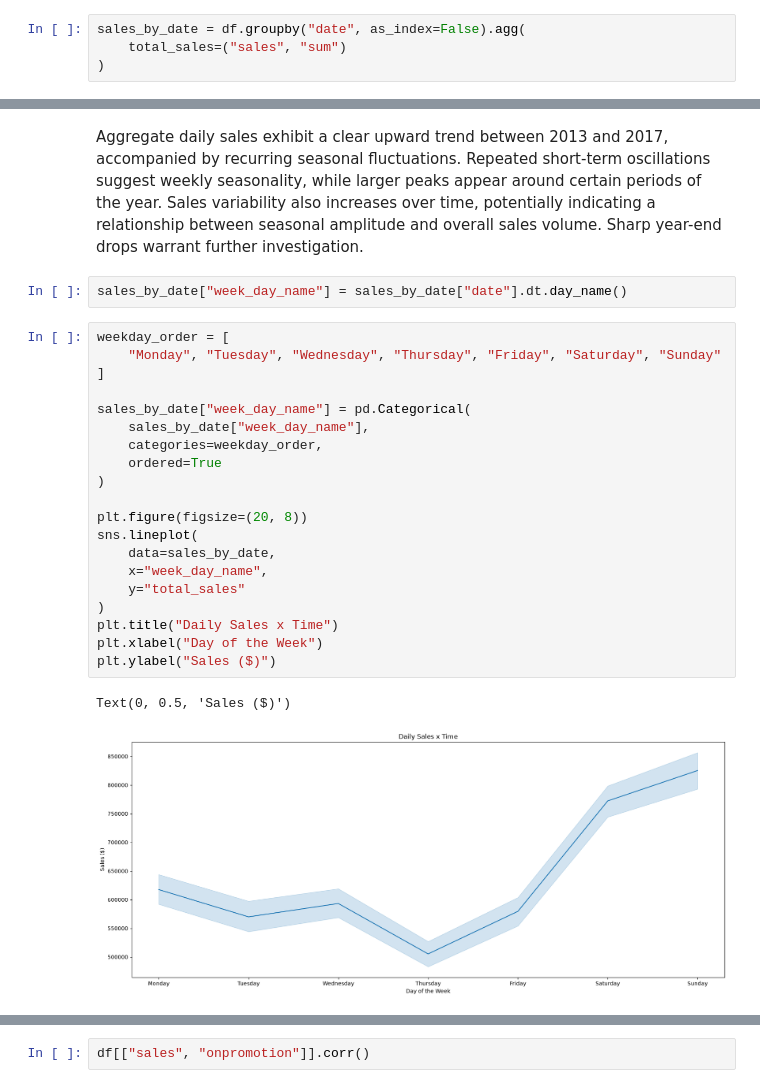
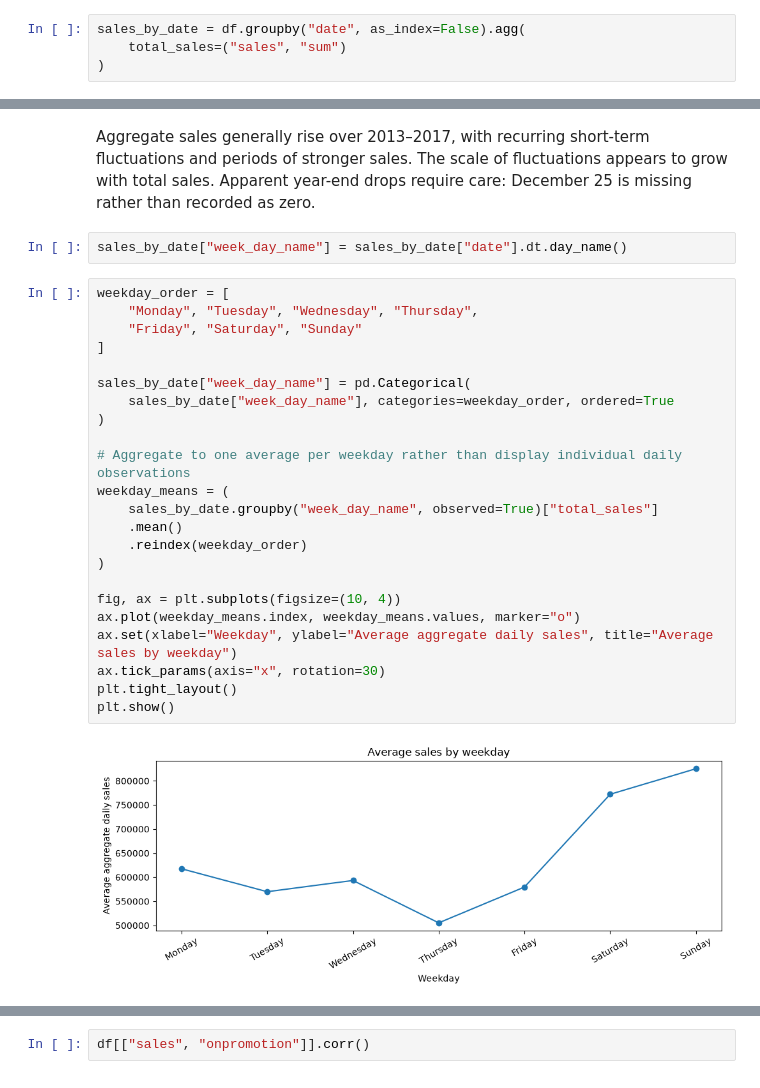
Before and after one commit to nachospreafico/store-sales-forecasting, a Jupyter notebook: notebooks/01_eda.ipynb, the cells around one changed output, grey strips where cells are left out. Saved outputs shown, nothing was run; the diff lists cells and outputs as text.

```diff
--- a/notebooks/01_eda.ipynb
+++ b/notebooks/01_eda.ipynb
@@ -232,27 +216,29 @@ Text(0, 0.5, 'Sales ($)')
-# %% [markdown]
-Aggregate daily sales exhibit a clear upward trend between 2013 and 2017, accompanied by recurring seasonal fluctuations. Repeated short-term oscillations suggest weekly seasonality, while larger peaks appear around certain periods of the year. Sales variability also increases over time, potentially indicating a relationship between seasonal amplitude and overall sales volume. Sharp year-end drops warrant further investigation.
+# %% [markdown]
+Aggregate sales generally rise over 2013–2017, with recurring short-term fluctuations and periods of stronger sales. The scale of fluctuations appears to grow with total sales. Apparent year-end drops require care: December 25 is missing rather than recorded as zero.
 # %%
 sales_by_date["week_day_name"] = sales_by_date["date"].dt.day_name()
 # %%
 weekday_order = [
-    "Monday", "Tuesday", "Wednesday", "Thursday", "Friday", "Saturday", "Sunday"
+    "Monday", "Tuesday", "Wednesday", "Thursday",
+    "Friday", "Saturday", "Sunday"
 ]
 
 sales_by_date["week_day_name"] = pd.Categorical(
-    sales_by_date["week_day_name"],
-    categories=weekday_order,
-    ordered=True
+    sales_by_date["week_day_name"], categories=weekday_order, ordered=True
 )
 
-plt.figure(figsize=(20, 8))
-sns.lineplot(
-    data=sales_by_date,
-    x="week_day_name",
-    y="total_sales"
+# Aggregate to one average per weekday rather than display individual daily observations
+weekday_means = (
+    sales_by_date.groupby("week_day_name", observed=True)["total_sales"]
+    .mean()
+    .reindex(weekday_order)
 )
-plt.title("Daily Sales x Time")
-plt.xlabel("Day of the Week")
-plt.ylabel("Sales ($)")
+
+fig, ax = plt.subplots(figsize=(10, 4))
+ax.plot(weekday_means.index, weekday_means.values, marker="o")
+ax.set(xlabel="Weekday", ylabel="Average aggregate daily sales", title="Average sales by weekday")
+ax.tick_params(axis="x", rotation=30)
+plt.tight_layout()
+plt.show()
 # %% [output]
-Text(0, 0.5, 'Sales ($)')
-[figure, old version]
+[figure, new version]
```
Also changed, not shown: parts of 84 cells of this notebook.
